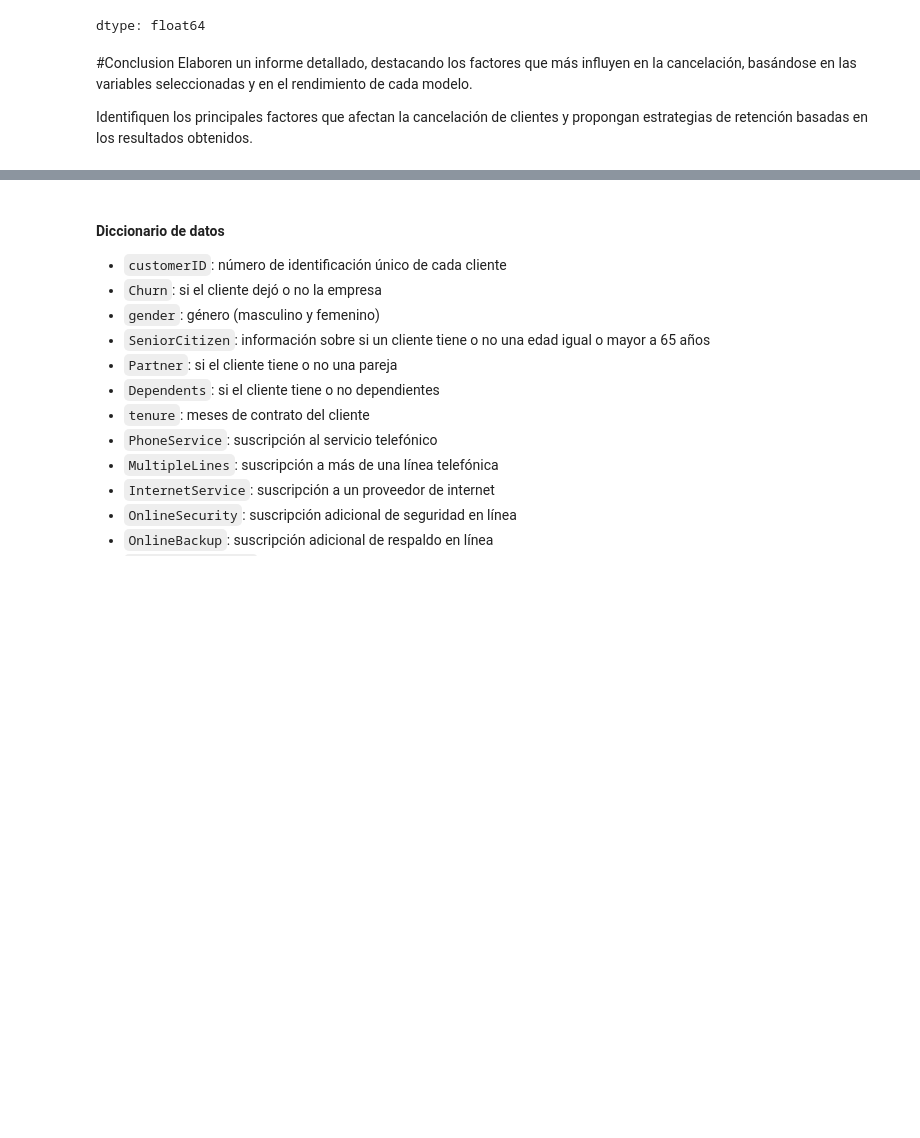
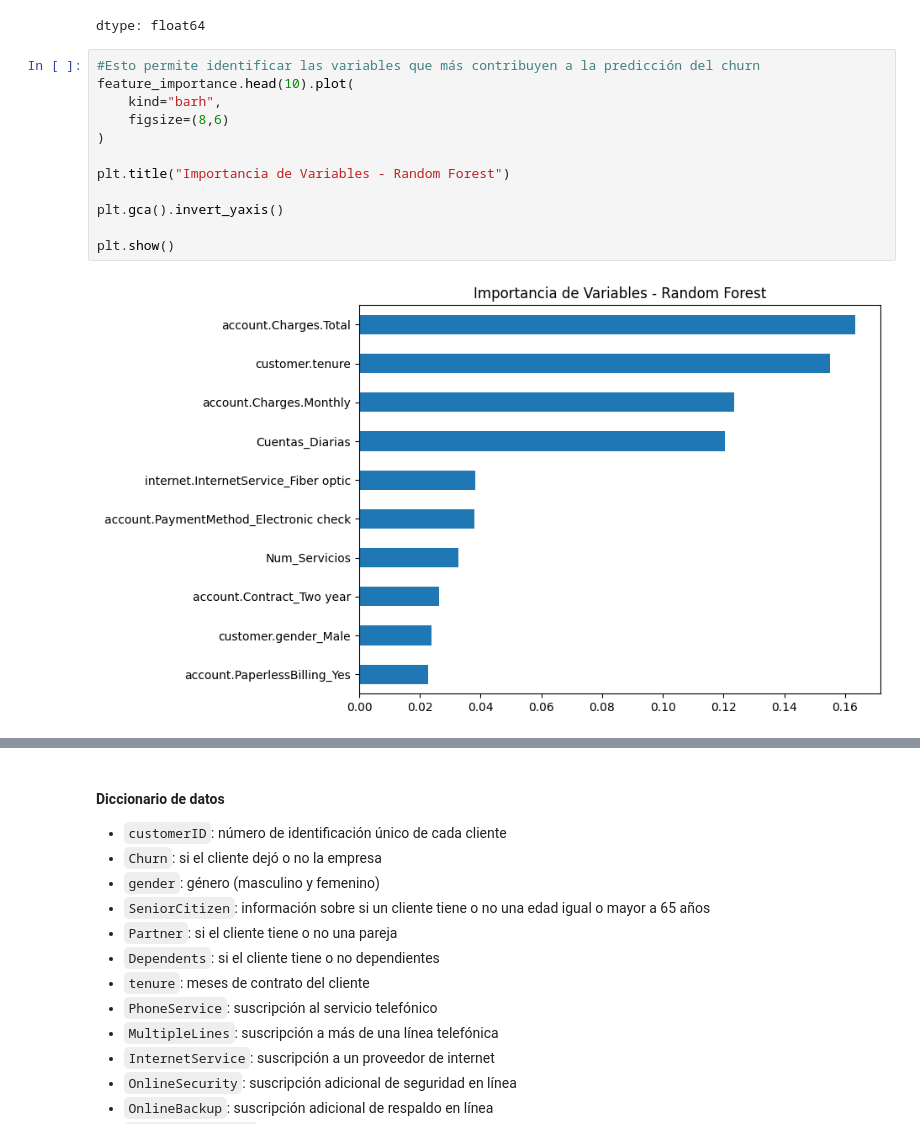
Before and after one commit to Raziedmar/telecomx-parte2-alura-latam, a Jupyter notebook: TelecomX_LATAM_Parte2.ipynb, the cells around one changed output, grey strips where cells are left out. Saved outputs shown, nothing was run; the diff lists cells and outputs as text; blank space fills up the shorter version.

```diff
--- a/TelecomX_LATAM_Parte2.ipynb
+++ b/TelecomX_LATAM_Parte2.ipynb
@@ -371,8 +407,17 @@ feature_importance.head(10)
 | customer.gender_Male | 0.023862 |
 | account.PaperlessBilling_Yes | 0.022806 |
 dtype: float64
-# %% [markdown]
-#Conclusion
-Elaboren un informe detallado, destacando los factores que más influyen en la cancelación, basándose en las variables seleccionadas y en el rendimiento de cada modelo.
-
-Identifiquen los principales factores que afectan la cancelación de clientes y propongan estrategias de retención basadas en los resultados obtenidos.
+# %%
+#Esto permite identificar las variables que más contribuyen a la predicción del churn
+feature_importance.head(10).plot(
+    kind="barh",
+    figsize=(8,6)
+)
+
+plt.title("Importancia de Variables - Random Forest")
+
+plt.gca().invert_yaxis()
+
+plt.show()
+# %% [output]
+[figure, added]
```
Also changed, not shown: parts of 38 cells of this notebook.
